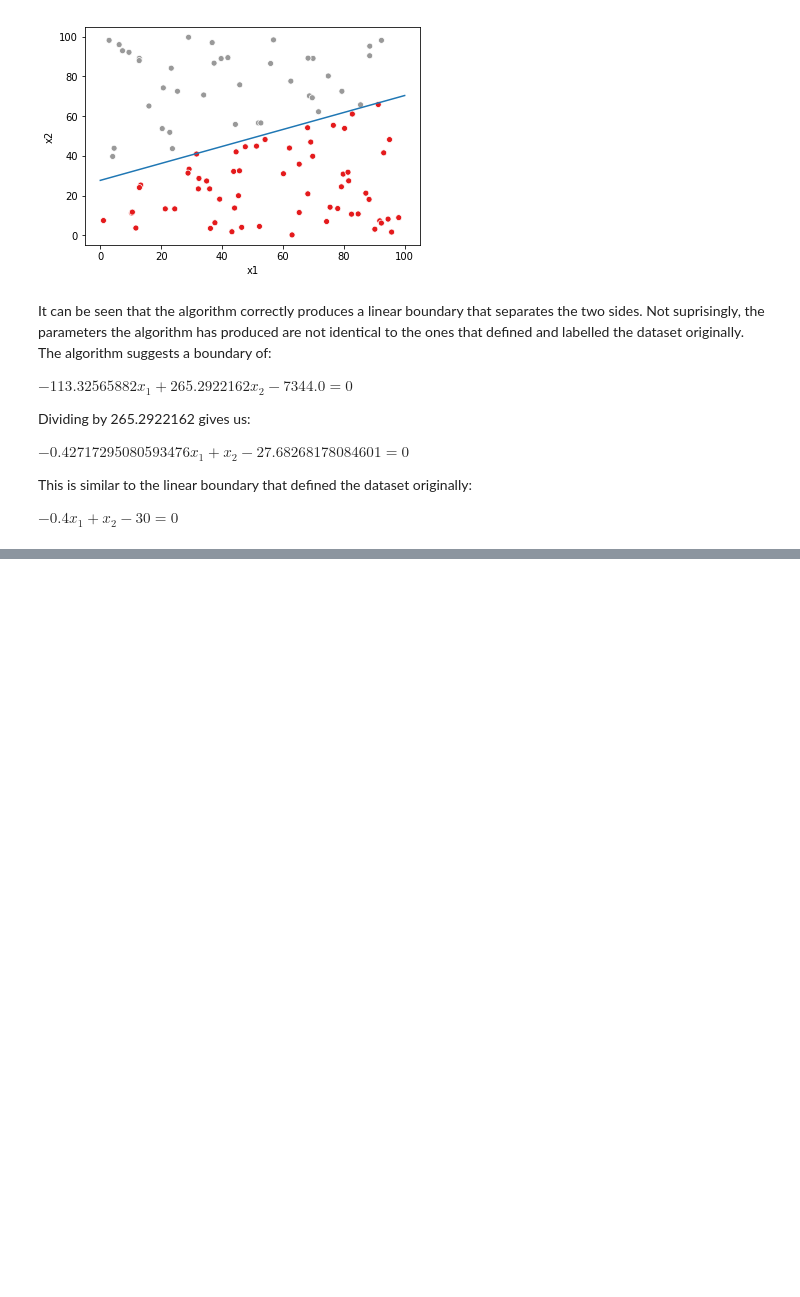
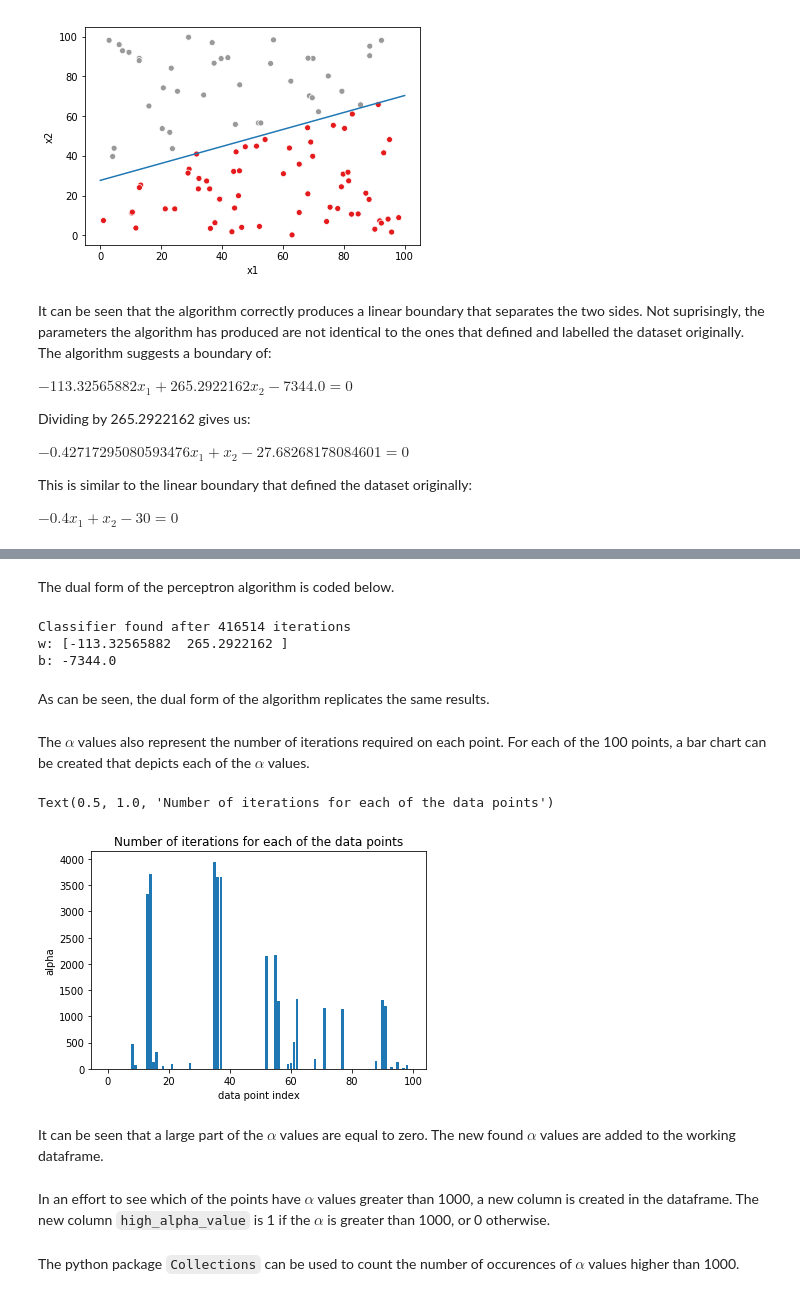
Before and after one commit to dmbentley/perceptron-algorithm, a Jupyter notebook: perceptron-algorithm.ipynb, the cells around one changed output, grey strips where cells are left out. Saved outputs shown, nothing was run; the diff lists cells and outputs as text; code cells hidden in the pictures; blank space fills up the shorter version.

Commit message:
Add dual algorithm.

```diff
--- a/perceptron-algorithm.ipynb
+++ b/perceptron-algorithm.ipynb
@@ -173,0 +199,74 @@ $-0.4 x_1 + x_2 - 30 = 0$
+# %%
+def determine_w(alpha, points, labels):
+
+    sum = np.zeros(len(points[0]))
+
+    for i in range(len(points)):
+
+        sum += alpha[i]*labels[i]*points[i]
+
+    return sum
+# %% [markdown]
+The dual form of the perceptron algorithm is coded below.
+# %%
+# Initialise both alpha and b to have zero values
+alpha = np.zeros(number_of_points)
+b = 0
+
+# i will be used as an iterator in the coming while loop.
+i = 0
+
+# points_checked acts as a counter in the iterator to see how many points have been
+# classified correctly. It is used to determine when to exit the while loop.
+points_checked = 0
+
+while points_checked != number_of_points:
+
+    i += 1
+
+    # The iterator i is used to determine what point is being studied.
+    # The use of the mod symbol % is required because the points are being cycled across.
+    point = x[i % number_of_points]
+    label_for_point = label[i % number_of_points]
+
+    w = determine_w(alpha, x, label)
+
+    if label_for_point*(np.sign(np.dot(w,point)+b)) <= 0:
+
+        # the current w and b values incorrectly classify the current point.
+        # A reset needs to be done on points_checked.
+        points_checked = 0
+
+        # change the w and b values based on the algorithm.
+        alpha[i % number_of_points] += 1
+        b += label_for_point
+
+    else:
+
+        # the current point was correctly classified.
+        points_checked += 1
+
+# The while loop has exited because the points_checked = number_of_points.
+# This means that all points were correctly classified by the linear boundary defined
+# by the following parameters.
+print('Classifier found after {} iterations'.format(i))
+print('w: {}'.format(w))
+print('b: {}'.format(b))
+# %% [output]
+Classifier found after 416514 iterations
+w: [-113.32565882  265.2922162 ]
+b: -7344.0
+# %% [markdown]
+As can be seen, the dual form of the algorithm replicates the same results.
+# %% [markdown]
+The $\alpha$ values also represent the number of iterations required on each point. For each of the 100 points, a bar chart can be created that depicts each of the $\alpha$ values.
+# %%
+plt.bar(range(len(alpha)),alpha)
+plt.xlabel('data point index')
+plt.ylabel('alpha')
+plt.title('Number of iterations for each of the data points')
+# %% [output]
+Text(0.5, 1.0, 'Number of iterations for each of the data points')
+[figure, added]
+# %% [markdown]
+It can be seen that a large part of the $\alpha$ values are equal to zero. The new found $\alpha$ values are added to the working dataframe.
@@ -173,0 +275,2 @@ $-0.4 x_1 + x_2 - 30 = 0$
+# %% [markdown]
+In an effort to see which of the points have $\alpha$ values greater than 1000, a new column is created in the dataframe. The new column `high_alpha_value` is 1 if the $\alpha$ is greater than 1000, or 0 otherwise.
@@ -173,0 +280,2 @@ $-0.4 x_1 + x_2 - 30 = 0$
+# %% [markdown]
+The python package `Collections` can be used to count the number of occurences of $\alpha$ values higher than 1000.
```
Also changed, not shown: parts of 12 cells of this notebook.
